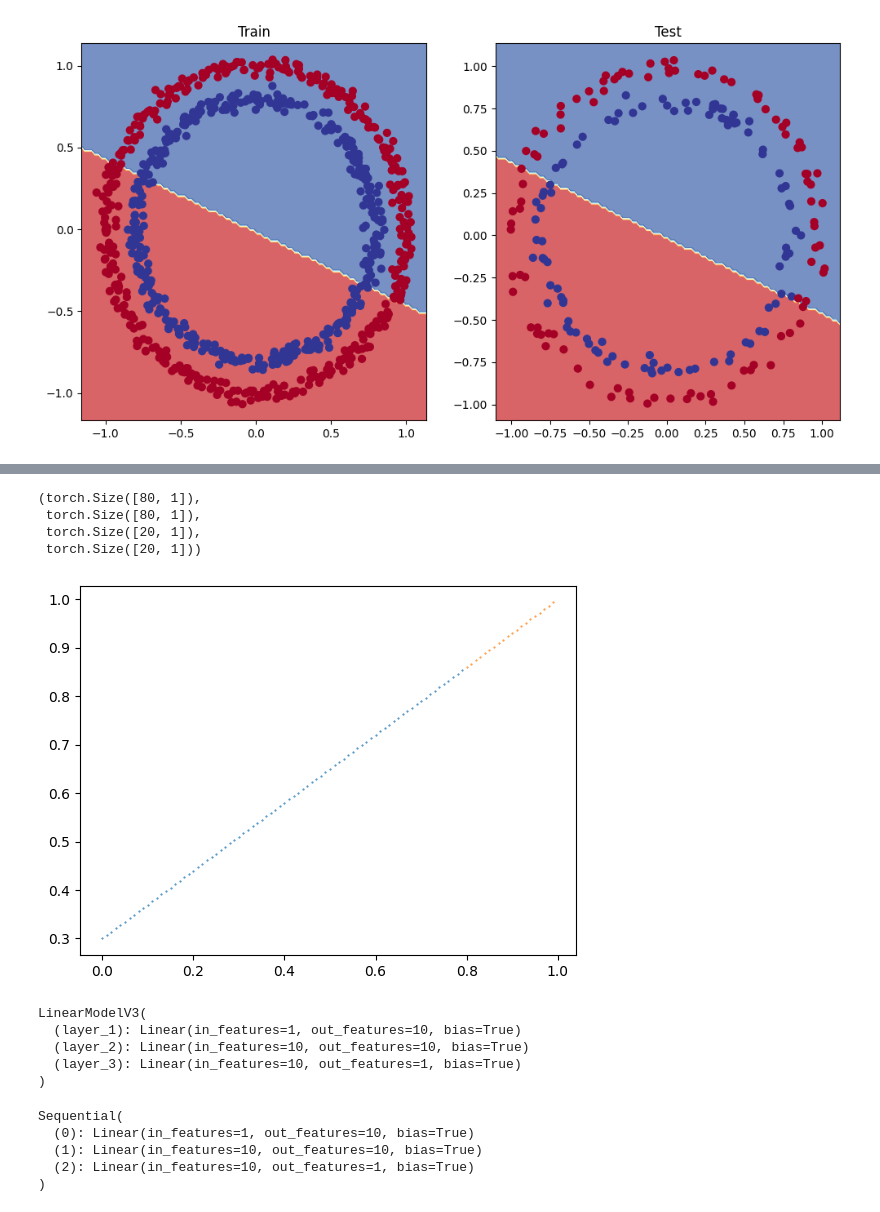
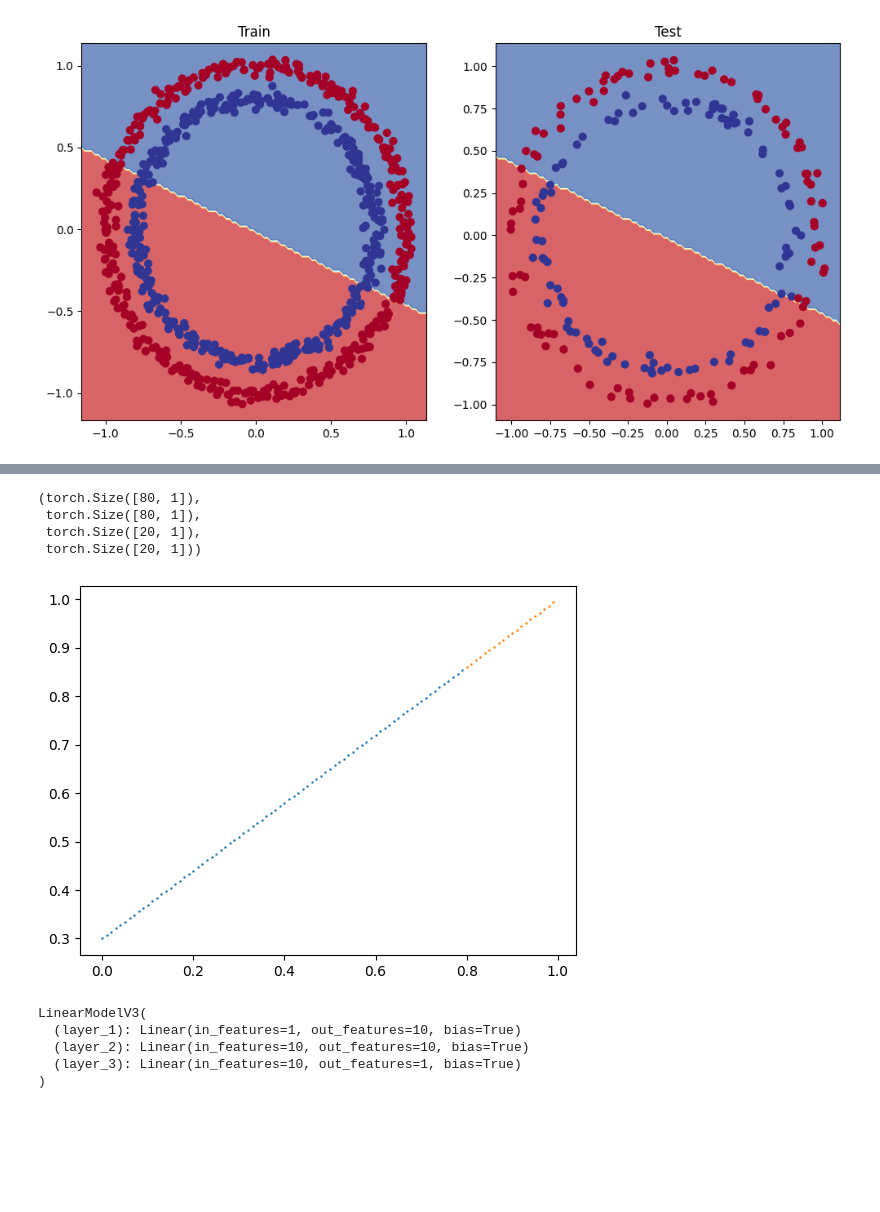
Before and after one commit to phani-x507/DeepLearning, a Jupyter notebook: 02_Neural_network_Classification_with_Pytorch.ipynb, the cells around one changed output, grey strips where cells are left out. Cells and saved outputs as stored; diff of their text form; code cells hidden in the pictures; blank space fills up the shorter version.

```diff
--- a/02_Neural_network_Classification_with_Pytorch.ipynb
+++ b/02_Neural_network_Classification_with_Pytorch.ipynb
@@ -529,18 +529,18 @@ torch.Size([100, 1])
 # %%
 # Splitting to training and testing
 train_split = int(0.8 * len(x))
 x_train_reg, y_train_reg = x[:train_split],y[:train_split]
 x_test_reg,y_test_reg = x[train_split:],y[train_split:]
 
-plt.scatter(x_train_reg,y_train_reg,s=0.2)
-plt.scatter(x_test_reg,y_test_reg,s=0.2)
+plt.scatter(x_train_reg,y_train_reg, s = 0.5)
+plt.scatter(x_test_reg,y_test_reg, s=0.5)
 x_train_reg.size(), y_train_reg.size() ,x_test_reg.size(),y_test_reg.size()
 # %% [output]
 (torch.Size([80, 1]),
  torch.Size([80, 1]),
  torch.Size([20, 1]),
  torch.Size([20, 1]))
-[figure, old version]
+[figure, new version]
 # %%
 class LinearModelV3(nn.Module):
   def __init__(self):
@@ -564,19 +564,6 @@ LinearModelV3(
   (layer_2): Linear(in_features=10, out_features=10, bias=True)
   (layer_3): Linear(in_features=10, out_features=1, bias=True)
 )
-# %%
-lin_model1 = nn.Sequential(
-    nn.Linear(in_features =1 , out_features=10),
-    nn.Linear(in_features=10, out_features = 10),
-    nn.Linear(in_features = 10, out_features = 1)
-).to(device)
-lin_model1
-# %% [output]
-Sequential(
-  (0): Linear(in_features=1, out_features=10, bias=True)
-  (1): Linear(in_features=10, out_features=10, bias=True)
-  (2): Linear(in_features=10, out_features=1, bias=True)
-)
 # %%
 # Setup Loss Function
 
```
Also changed, not shown: parts of 33 cells of this notebook.
